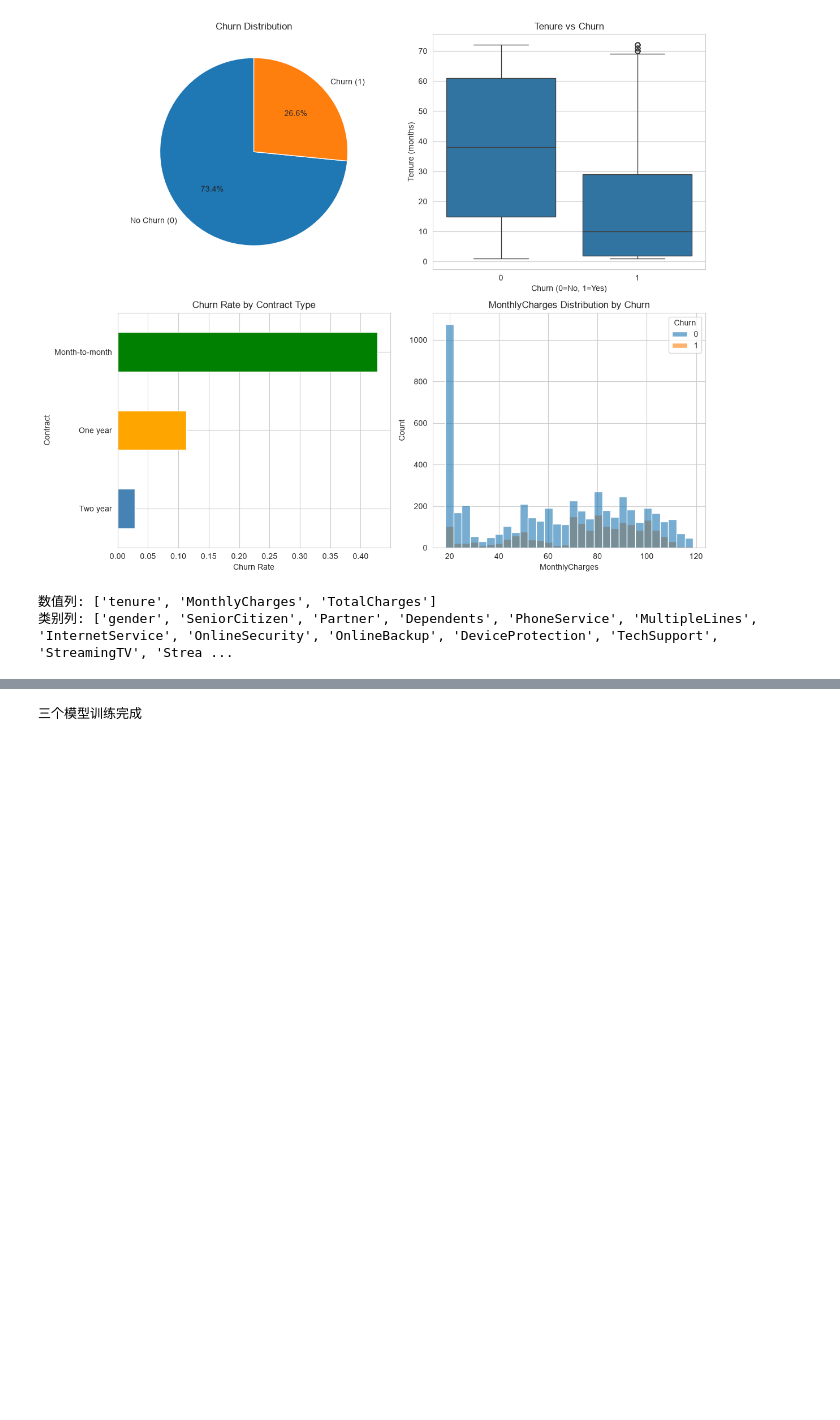
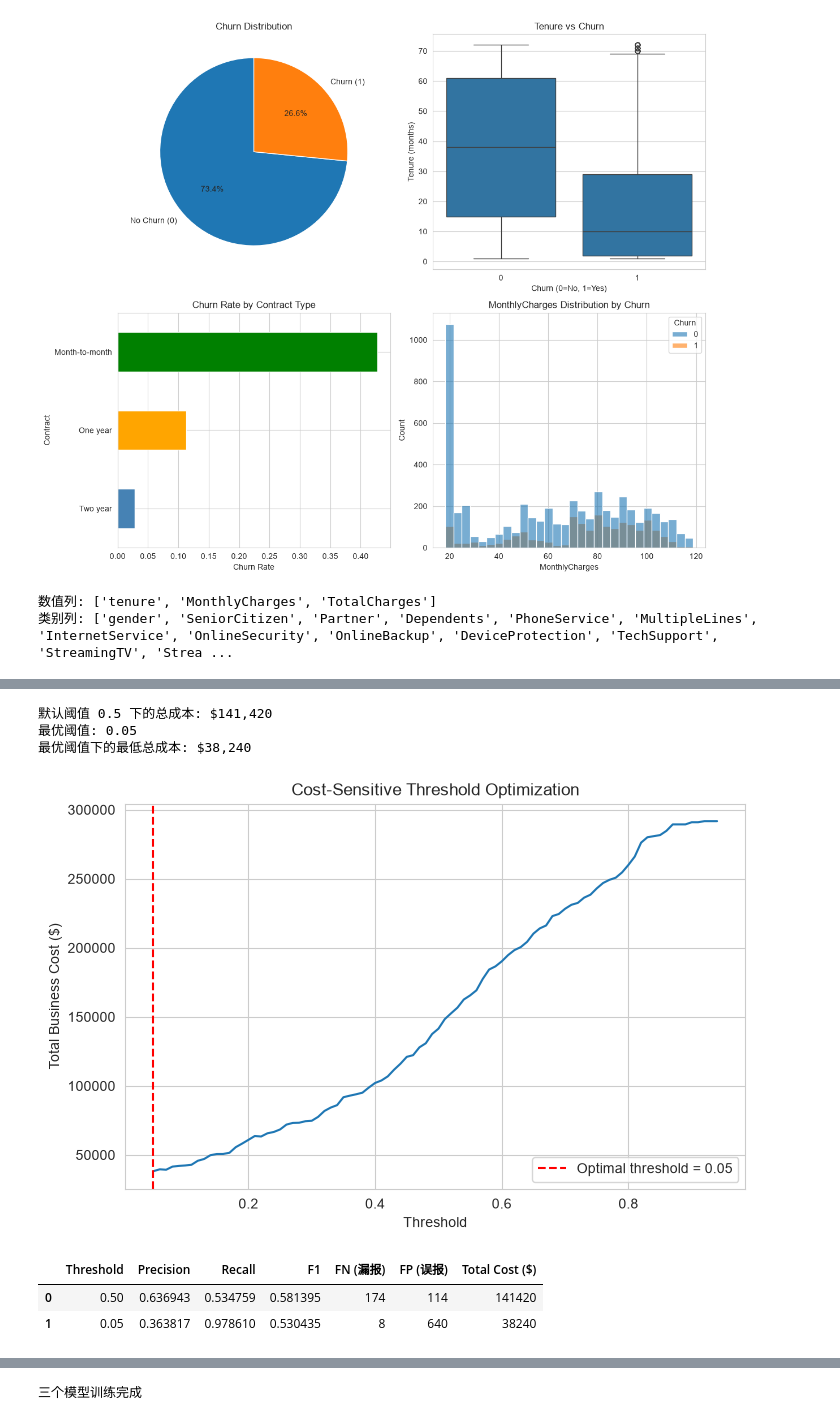
Before and after one commit to HuangMengni/telco-customer-churn-analysis, a Jupyter notebook: Telco_Churn_Analysis.ipynb, the cells around one changed output, grey strips where cells are left out. Saved outputs shown, nothing was run; the diff lists cells and outputs as text; code cells hidden in the pictures; blank space fills up the shorter version.

```diff
--- a/Telco_Churn_Analysis.ipynb
+++ b/Telco_Churn_Analysis.ipynb
@@ -142,0 +282,76 @@ preprocessor = ColumnTransformer(
+# %%
+import numpy as np
+import matplotlib.pyplot as plt
+from sklearn.metrics import confusion_matrix
+
+# 1. 获取最佳 XGBoost 模型
+best_xgb = best_models['XGBoost']
+y_prob = best_xgb.predict_proba(X_test)[:, 1]
+
+# 2. 定义业务成本假设
+cost_fn = 780   # 漏掉一个流失用户：损失该用户未来 12 个月收入（假设 $65/月）
+cost_fp = 50    # 误报一个非流失用户：浪费一次挽留优惠（假设 $50）
+
+# 3. 遍历阈值并计算总成本
+thresholds = np.arange(0.05, 0.95, 0.01)
+costs = []
+
+for t in thresholds:
+    y_pred = (y_prob >= t).astype(int)
+    tn, fp, fn, tp = confusion_matrix(y_test, y_pred).ravel()
+    total_cost = fn * cost_fn + fp * cost_fp
+    costs.append(total_cost)
+
+# 4. 找到最优阈值
+optimal_idx = np.argmin(costs)
+optimal_threshold = thresholds[optimal_idx]
+min_cost = costs[optimal_idx]
+
+# 打印默认阈值和最优阈值的对比数据
+y_pred_default = (y_prob >= 0.5).astype(int)
+tn, fp, fn, tp = confusion_matrix(y_test, y_pred_default).ravel()
+default_cost = fn * cost_fn + fp * cost_fp
+
+print(f"默认阈值 0.5 下的总成本: ${default_cost:,.0f}")
+print(f"最优阈值: {optimal_threshold:.2f}")
+print(f"最优阈值下的最低总成本: ${min_cost:,.0f}")
+
+# 5. 画成本曲线
+plt.figure(figsize=(8, 5))
+plt.plot(thresholds, costs)
+plt.axvline(optimal_threshold, color='red', linestyle='--',
+            label=f'Optimal threshold = {optimal_threshold:.2f}')
+plt.xlabel('Threshold')
+plt.ylabel('Total Business Cost ($)')
+plt.title('Cost-Sensitive Threshold Optimization')
+plt.legend()
+plt.grid(True)
+plt.show()
+# %% [output]
+默认阈值 0.5 下的总成本: $141,420
+最优阈值: 0.05
+最优阈值下的最低总成本: $38,240
+[figure, added]
+# %%
+def evaluate_at_threshold(y_true, y_prob, threshold, cost_fn, cost_fp):
+    y_pred = (y_prob >= threshold).astype(int)
+    tn, fp, fn, tp = confusion_matrix(y_true, y_pred).ravel()
+    return {
+        'Threshold': threshold,
+        'Precision': tp / (tp + fp) if (tp + fp) > 0 else 0,
+        'Recall': tp / (tp + fn) if (tp + fn) > 0 else 0,
+        'F1': 2 * tp / (2 * tp + fp + fn) if (2 * tp + fp + fn) > 0 else 0,
+        'FN (漏报)': fn,
+        'FP (误报)': fp,
+        'Total Cost ($)': fn * cost_fn + fp * cost_fp
+    }
+
+comparison = pd.DataFrame([
+    evaluate_at_threshold(y_test, y_prob, 0.5, cost_fn, cost_fp),
+    evaluate_at_threshold(y_test, y_prob, optimal_threshold, cost_fn, cost_fp)
+])
+display(comparison)
+# %% [output]
+|  | Threshold | Precision | Recall | F1 | FN (漏报) | FP (误报) | Total Cost ($) |
+| 0 | 0.50 | 0.636943 | 0.534759 | 0.581395 | 174 | 114 | 141420 |
+| 1 | 0.05 | 0.363817 | 0.978610 | 0.530435 | 8 | 640 | 38240 |
```
Also changed, not shown: parts of 21 cells of this notebook.
